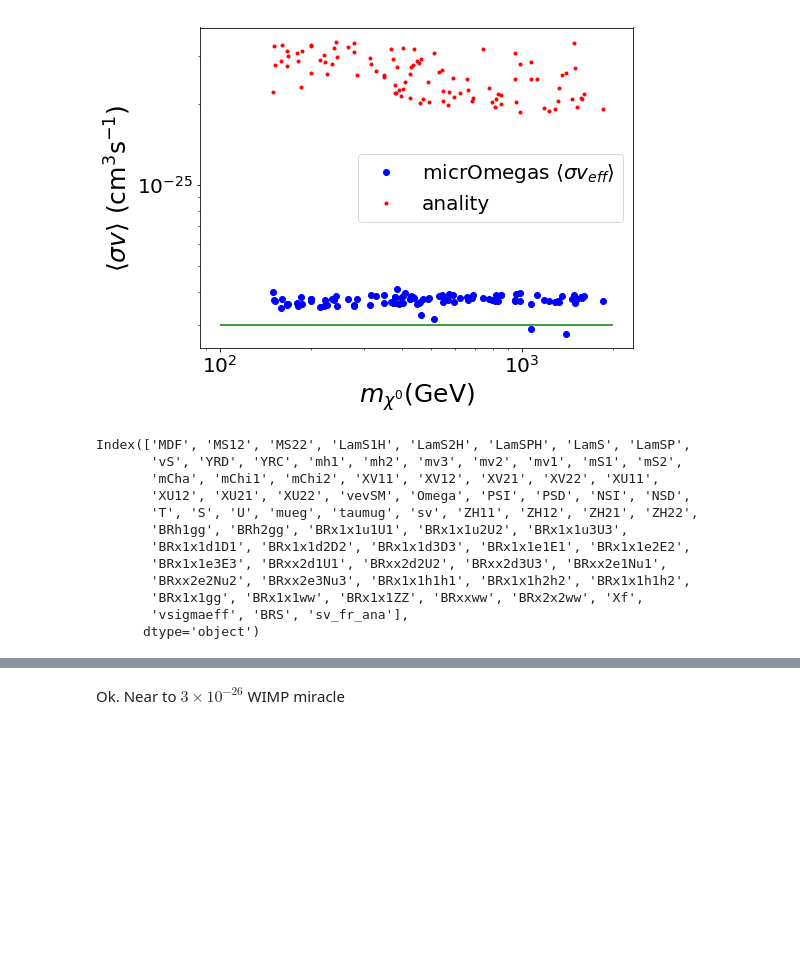
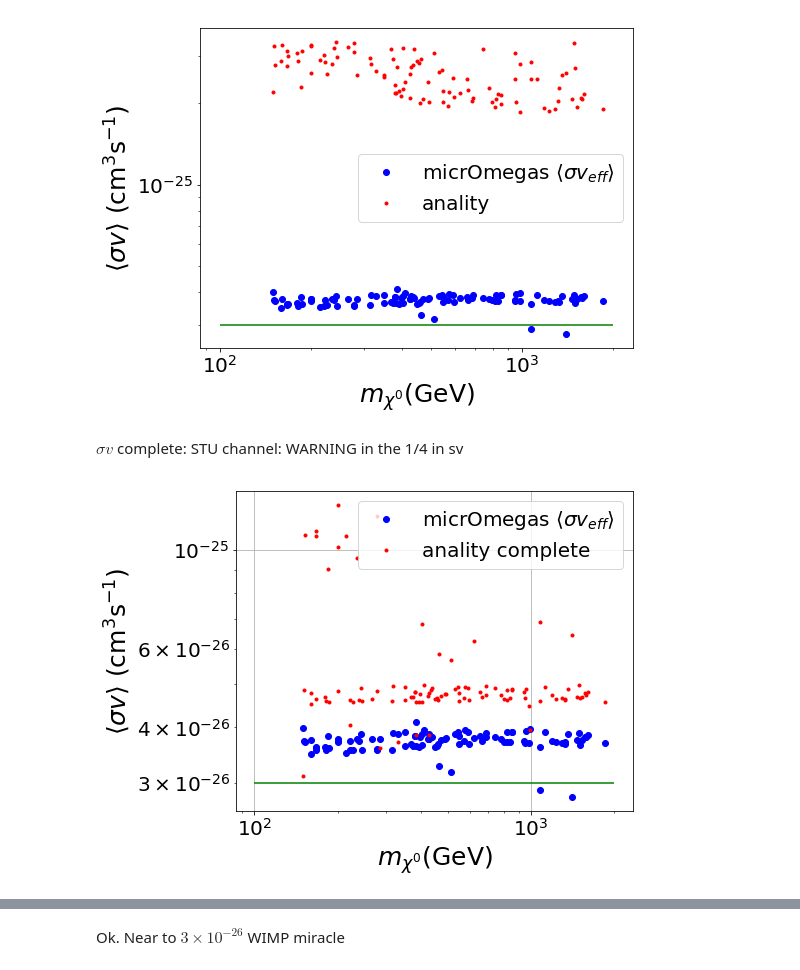
Before and after one commit to anferivera/SDdiracDM, a Jupyter notebook: run_model_relic_density-p-wave.ipynb, the cells around one changed output, grey strips where cells are left out. Cells and saved outputs as stored; diff of their text form; code cells hidden in the pictures; blank space fills up the shorter version.

```diff
--- a/run_model_relic_density-p-wave.ipynb
+++ b/run_model_relic_density-p-wave.ipynb
@@ -104,6 +99,6 @@ http://www.saha.ac.in/theory/palashbaran.pal/conv.html
 # %%
 def sigmav(hc,ZH,u,m,xf):
-    conver = 3.*10**(-26)/(2.541*10**(-9))
+    conver = 3.*10**(-26)/(2.543*10**(-9))
     siv = hc**4*ZH**4*np.sqrt(1.-u**2)*(9.-8.*u**2+2.*u**4)/(48.*np.pi*m**2*(2.-u**2)**4)*(6./xf)*conver
     return siv
 # %%
@@ -123,18 +118,5 @@ plt.tight_layout()
 plt.show()
 # %% [output]
 [figure]
-# %%
-h2.columns
-# %% [output]
-Index(['MDF', 'MS12', 'MS22', 'LamS1H', 'LamS2H', 'LamSPH', 'LamS', 'LamSP',
-       'vS', 'YRD', 'YRC', 'mh1', 'mh2', 'mv3', 'mv2', 'mv1', 'mS1', 'mS2',
-       'mCha', 'mChi1', 'mChi2', 'XV11', 'XV12', 'XV21', 'XV22', 'XU11',
-       'XU12', 'XU21', 'XU22', 'vevSM', 'Omega', 'PSI', 'PSD', 'NSI', 'NSD',
-       'T', 'S', 'U', 'mueg', 'taumug', 'sv', 'ZH11', 'ZH12', 'ZH21', 'ZH22',
-       'BRh1gg', 'BRh2gg', 'BRx1x1u1U1', 'BRx1x1u2U2', 'BRx1x1u3U3',
-       'BRx1x1d1D1', 'BRx1x1d2D2', 'BRx1x1d3D3', 'BRx1x1e1E1', 'BRx1x1e2E2',
-       'BRx1x1e3E3', 'BRxx2d1U1', 'BRxx2d2U2', 'BRxx2d3U3', 'BRxx2e1Nu1',
-       'BRxx2e2Nu2', 'BRxx2e3Nu3', 'BRx1x1h1h1', 'BRx1x1h2h2', 'BRx1x1h1h2',
-       'BRx1x1gg', 'BRx1x1ww', 'BRx1x1ZZ', 'BRxxww', 'BRx2x2ww', 'Xf',
-       'vsigmaeff', 'BRS', 'sv_fr_ana'],
-      dtype='object')
+# %% [markdown]
+$\sigma v$ complete: STU channel: WARNING in the 1/4 in sv
@@ -141,3 +141,21 @@ Index(['MDF', 'MS12', 'MS22', 'LamS1H', 'LamS2H', 'LamSPH', 'LamS', 'LamSP',
+# %%
+#Add to the DataFrame
+h2['sv_fr_ana_c'] = sigmavc(h2.YRC,h2.ZH11,(h2.mh2/h2.mChi1),h2.mChi1,h2.Xf,h2.vS,h2.LamSP)
+
+plt.figure(figsize=(8,6))
+plt.loglog(h2.mChi1 , h2.vsigmaeff, 'bo',label=r'micrOmegas $\langle\sigma v_{eff}\rangle$')
+plt.loglog(h2.mChi1 , h2.sv_fr_ana_c, 'r.',label=r'anality complete')
+
+plt.hlines(3.e-26,1e2,2e3, 'g')
+plt.xlabel(r'$m_{\chi^0}$(GeV)',size=25)
+plt.ylabel(r'$\langle\sigma v\rangle $ $($cm$^{3} $s$^{-1})$',size=25)
+plt.legend()
+plt.grid()
+
+plt.tight_layout()
+plt.show()
+# %% [output]
+[figure, added]
 # %%
 print(h2.YRD.min(),h2.YRD.max(),h2.ZH11.min(),np.abs(h2.ZH12).max(),h2.LamSP.min(),h2.LamSP.max())
 # %% [output]
```
Also changed, not shown: parts of 18 cells of this notebook, 1 other file.
